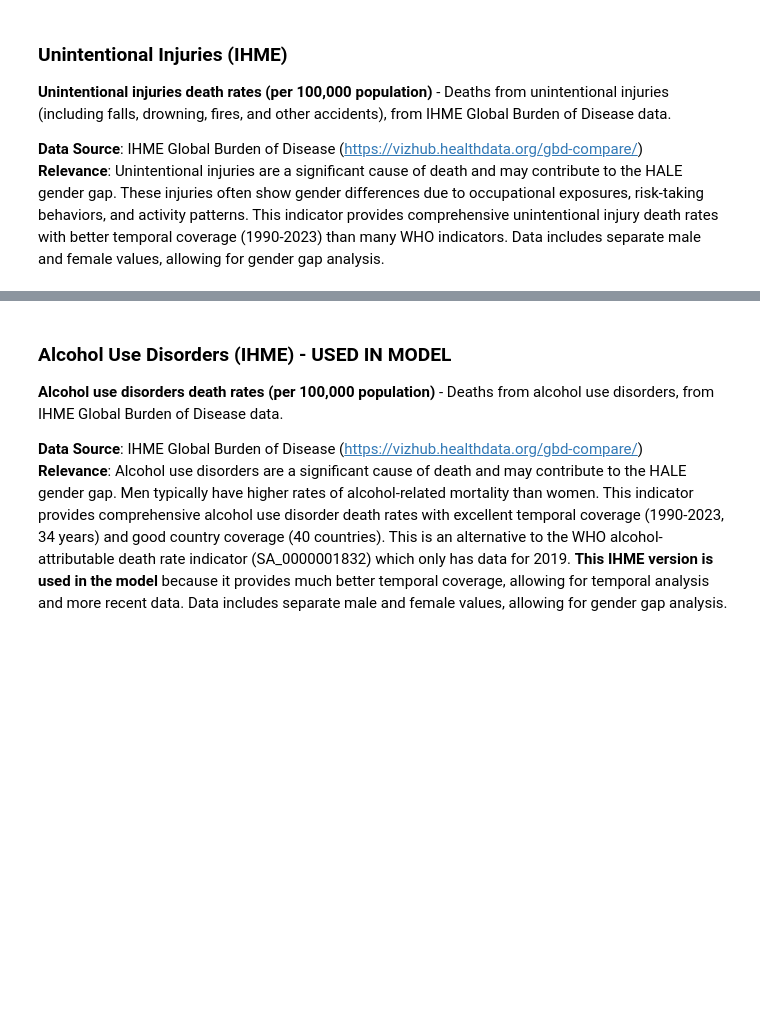
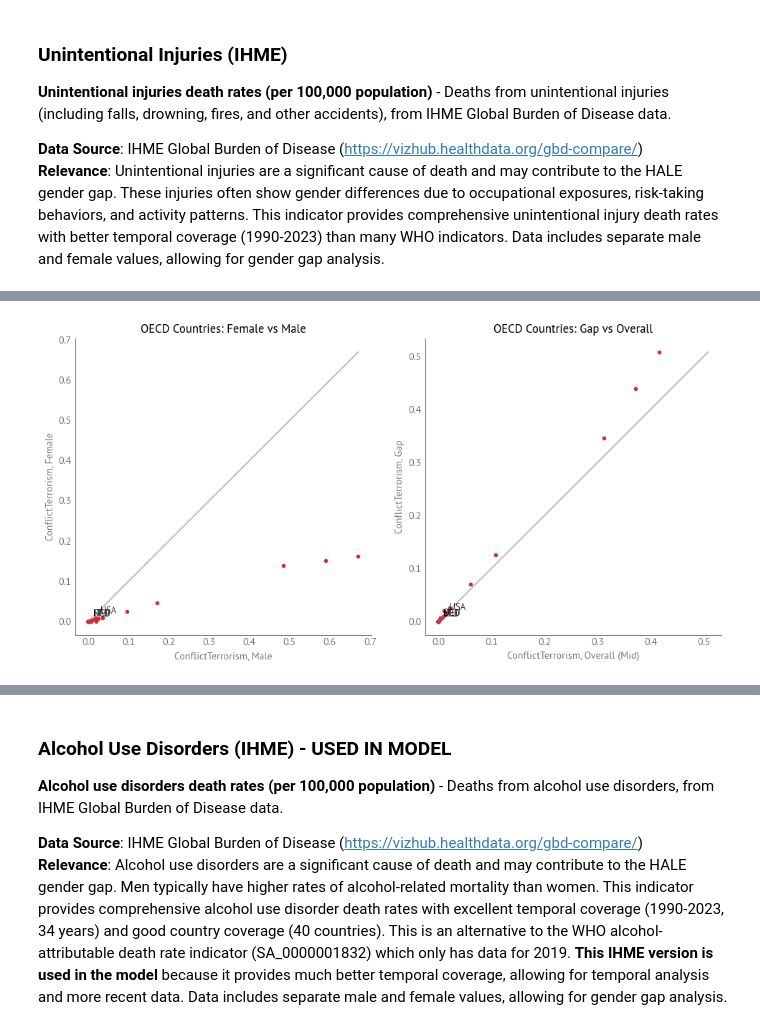
Before and after one commit to AllenDowney/LifeExpectancy, a Jupyter notebook: notebooks/process.ipynb, the cells around one changed output, grey strips where cells are left out. Saved outputs shown, nothing was run; the diff lists cells and outputs as text; code cells hidden in the pictures; blank space fills up the shorter version.

Commit message:
Tuning figures

```diff
--- a/notebooks/process.ipynb
+++ b/notebooks/process.ipynb
@@ -757,0 +1071,9 @@ plt.savefig('../jb/figs/unintentional_injuries_distributions.png', dpi=300, bbox
+# %%
+filename_male = '../data/ihme_conflict_and_terrorism_deaths_male.csv'
+filename_female = '../data/ihme_conflict_and_terrorism_deaths_female.csv'
+conflict_terrorism_ihme, years = load_ihme_indicator(
+    filename_male, filename_female,
+    value_col_name='ConflictAndTerrorismDeathRate',
+    indicator_code='IHME_CONFLICT_TERRORISM',
+    indicator_name='Conflict and terrorism, death rate per 100,000'
+)
@@ -757,0 +1094,8 @@ plt.savefig('../jb/figs/unintentional_injuries_distributions.png', dpi=300, bbox
+# %%
+col = 'ConflictAndTerrorismDeathRate'
+conflict_terrorism_ihme = conflict_terrorism_ihme.rename(columns=column_name_mapping)
+col = column_name_mapping.get(col, col)
+conflict_terrorism_ihme_gap = summarize_gap(conflict_terrorism_ihme, col, cutoff_year=cutoff_year)
+plt.savefig('figs/conflict_terrorism_scatter.png', dpi=300, bbox_inches='tight')
+# %% [output]
+[figure, added]
```
Also changed, not shown: parts of 134 cells of this notebook, 3 other files.
